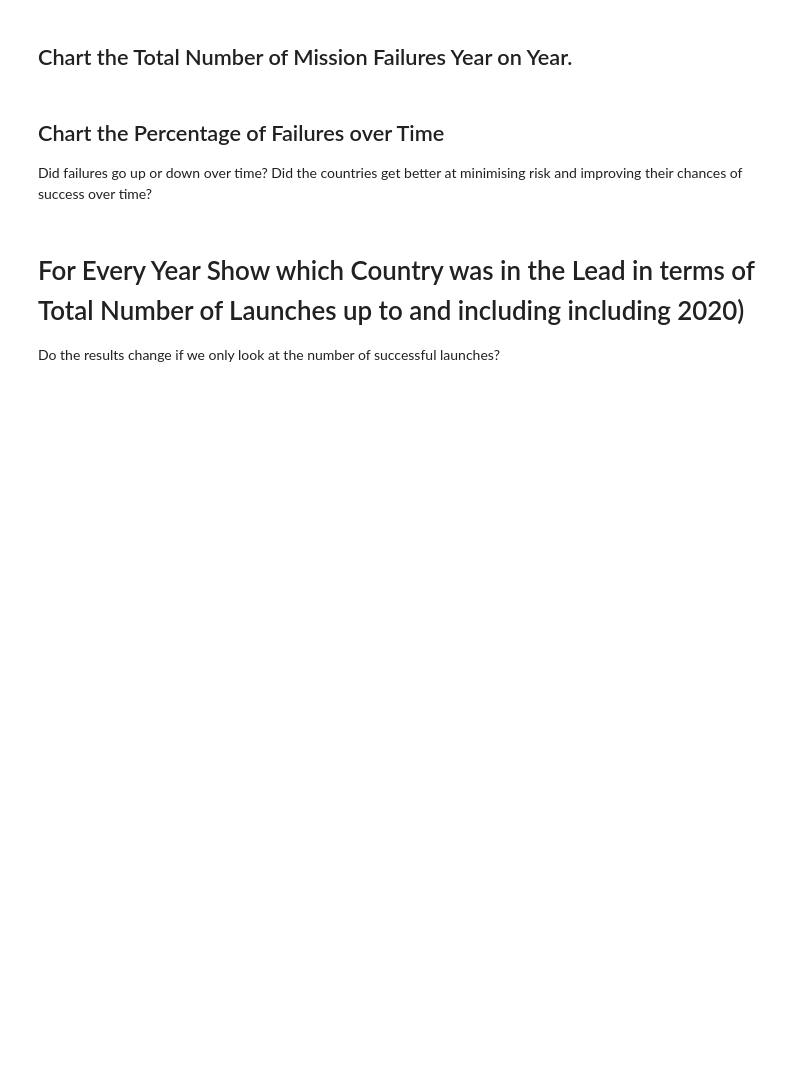
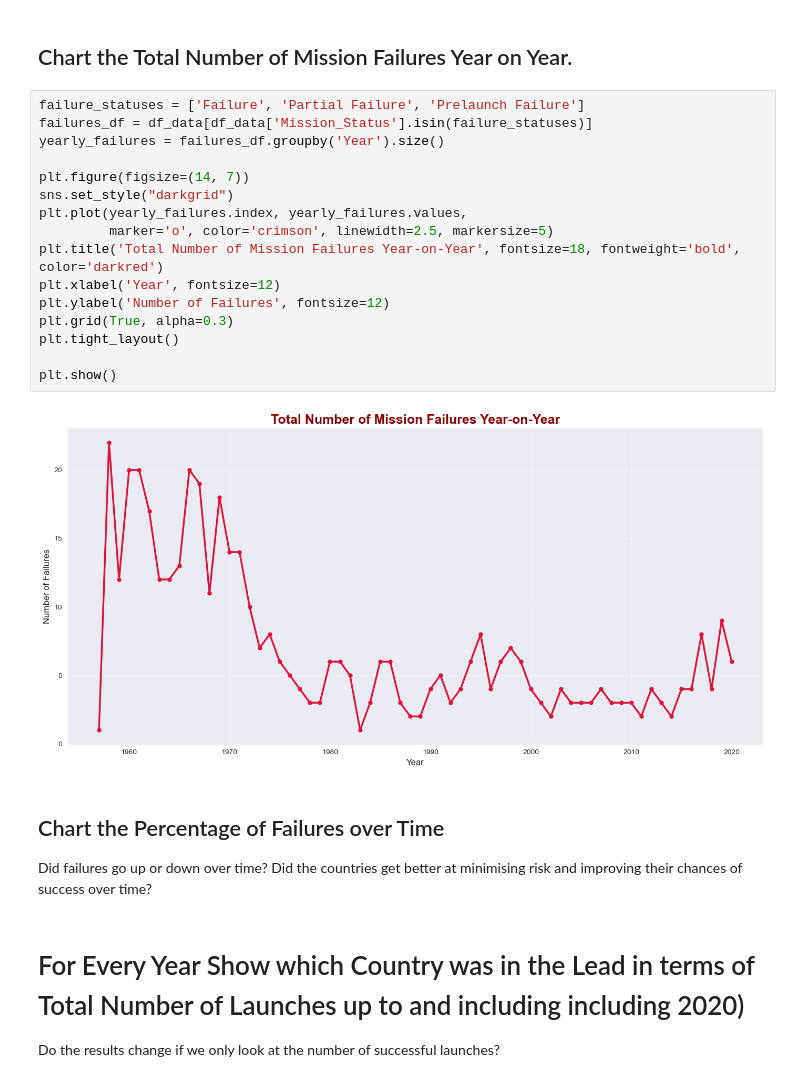
Before and after one commit to CyberWol-12/space_mission_analysis, a Jupyter notebook: Space_Missions_Analysis_(start).ipynb, the cells around one changed output. Saved outputs shown, nothing was run; the diff lists cells and outputs as text; blank space fills up the shorter version.

```diff
--- a/Space_Missions_Analysis_(start).ipynb
+++ b/Space_Missions_Analysis_(start).ipynb
@@ -577,5 +617,23 @@ Hint: Remember to include former Soviet Republics like Kazakhstan when analysing
 # %% [markdown]
 ## Chart the Total Number of Mission Failures Year on Year.
+# %%
+failure_statuses = ['Failure', 'Partial Failure', 'Prelaunch Failure']
+failures_df = df_data[df_data['Mission_Status'].isin(failure_statuses)]
+yearly_failures = failures_df.groupby('Year').size()
+
+plt.figure(figsize=(14, 7))
+sns.set_style("darkgrid")
+plt.plot(yearly_failures.index, yearly_failures.values,
+         marker='o', color='crimson', linewidth=2.5, markersize=5)
+plt.title('Total Number of Mission Failures Year-on-Year', fontsize=18, fontweight='bold', color='darkred')
+plt.xlabel('Year', fontsize=12)
+plt.ylabel('Number of Failures', fontsize=12)
+plt.grid(True, alpha=0.3)
+plt.tight_layout()
+
+plt.show()
+# %% [output]
+[figure, added]
 # %% [markdown]
 ## Chart the Percentage of Failures over Time
 
```
Also changed, not shown: parts of 4 cells of this notebook.
